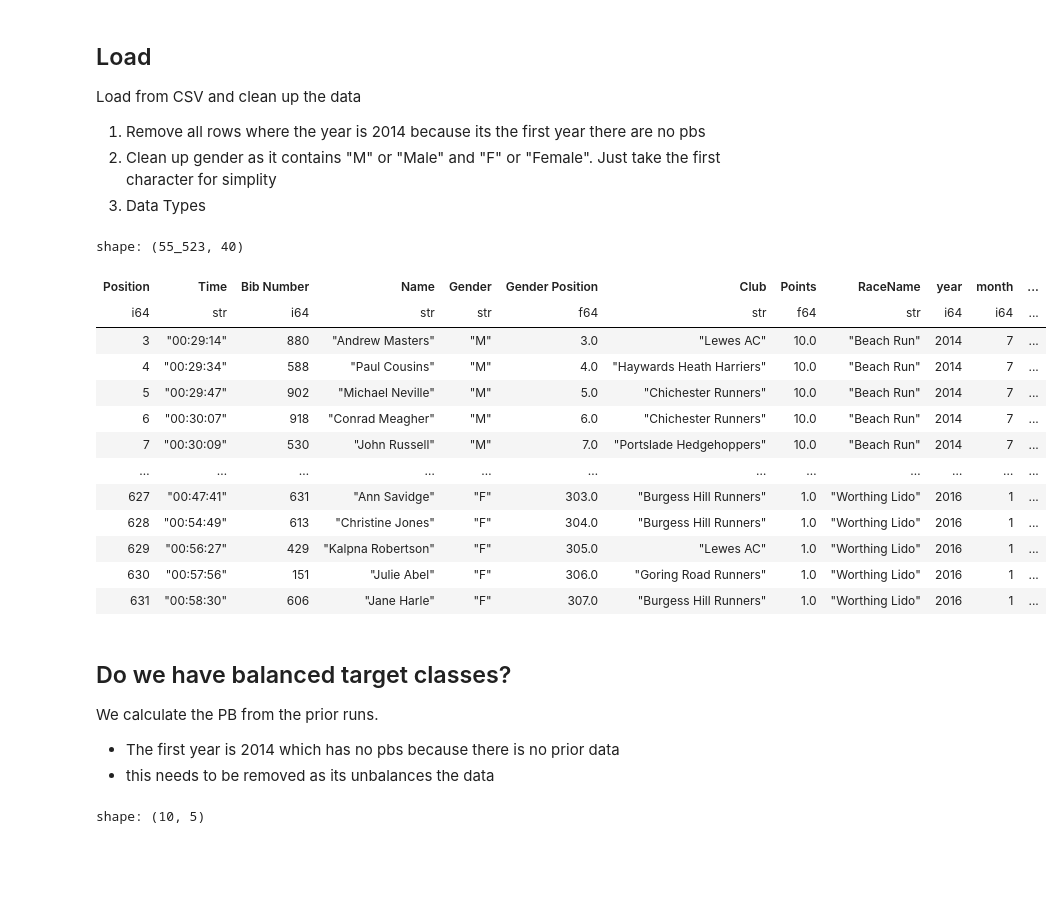
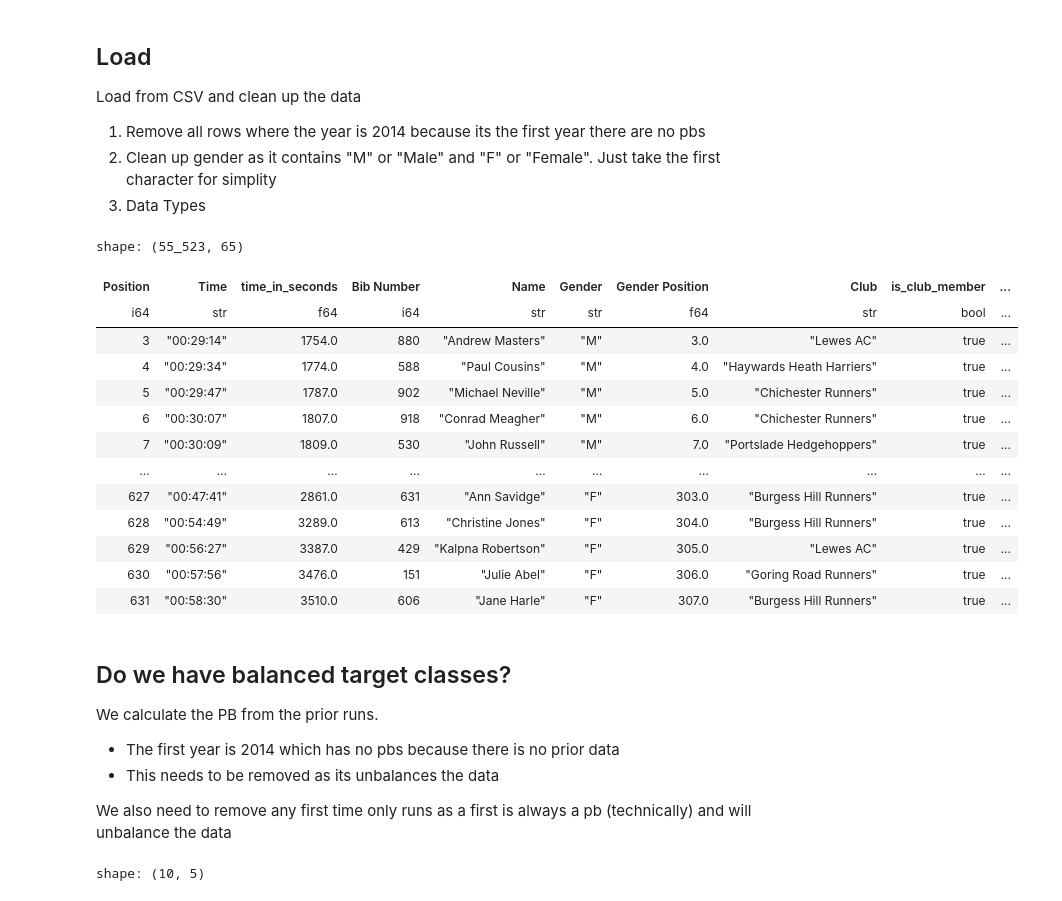
Before and after one commit to CoderGregH/wsfrl, a Jupyter notebook: WhatDrivesPb.ipynb, the cells around one changed output. Saved outputs shown, nothing was run; the diff lists cells and outputs as text; code cells hidden in the pictures; blank space fills up the shorter version.

```diff
--- a/WhatDrivesPb.ipynb
+++ b/WhatDrivesPb.ipynb
@@ -12,43 +12,45 @@ Load from CSV and clean up the data
 2. Clean up gender as it contains "M" or "Male" and "F" or "Female". Just take the first character for simplity
 3. Data Types
 # %%
-results_with_pb_df = pl.read_csv("data/withpb-all-results.csv")
+results_with_pb_df = pl.read_csv("data/withpb_and_age-all-results.csv")
 
 
 results_with_pb_df = results_with_pb_df.drop("XC_Count_of_event", "XC_Position_Min", "XC_Position_Max", "XC_Min_Age", "XC_Max_Age","exists", "from_file")
 
 # Gender Clean up
 results_with_pb_df = results_with_pb_df.with_columns(
     pl.col("Gender").str.slice(0, 1).alias("Gender")
 )
 
 results_with_pb_df = results_with_pb_df.with_columns(
     pl.col("is_pb").cast(pl.Boolean),
     pl.col("first_time_run").cast(pl.Boolean)
 )
 
 display(results_with_pb_df)
 # %% [output]
-shape: (55_523, 40)
+shape: (55_523, 65)
-| Position | Time | Bib Number | Name | Gender | Gender Position | Club | Points | RaceName | year | month | ... |
-| i64 | str | i64 | str | str | f64 | str | f64 | str | i64 | i64 | ... |
-| 3 | "00:29:14" | 880 | "Andrew Masters" | "M" | 3.0 | "Lewes AC" | 10.0 | "Beach Run" | 2014 | 7 | ... |
-| 4 | "00:29:34" | 588 | "Paul Cousins" | "M" | 4.0 | "Haywards Heath Harriers" | 10.0 | "Beach Run" | 2014 | 7 | ... |
-| 5 | "00:29:47" | 902 | "Michael Neville" | "M" | 5.0 | "Chichester Runners" | 10.0 | "Beach Run" | 2014 | 7 | ... |
-| 6 | "00:30:07" | 918 | "Conrad Meagher" | "M" | 6.0 | "Chichester Runners" | 10.0 | "Beach Run" | 2014 | 7 | ... |
-| 7 | "00:30:09" | 530 | "John Russell" | "M" | 7.0 | "Portslade Hedgehoppers" | 10.0 | "Beach Run" | 2014 | 7 | ... |
-| … | … | … | … | … | … | … | … | … | … | … | ... |
-| 627 | "00:47:41" | 631 | "Ann Savidge" | "F" | 303.0 | "Burgess Hill Runners" | 1.0 | "Worthing Lido" | 2016 | 1 | ... |
-| 628 | "00:54:49" | 613 | "Christine Jones" | "F" | 304.0 | "Burgess Hill Runners" | 1.0 | "Worthing Lido" | 2016 | 1 | ... |
-| 629 | "00:56:27" | 429 | "Kalpna Robertson" | "F" | 305.0 | "Lewes AC" | 1.0 | "Worthing Lido" | 2016 | 1 | ... |
-| 630 | "00:57:56" | 151 | "Julie Abel" | "F" | 306.0 | "Goring Road Runners" | 1.0 | "Worthing Lido" | 2016 | 1 | ... |
-| 631 | "00:58:30" | 606 | "Jane Harle" | "F" | 307.0 | "Burgess Hill Runners" | 1.0 | "Worthing Lido" | 2016 | 1 | ... |
+| Position | Time | time_in_seconds | Bib Number | Name | Gender | Gender Position | Club | is_club_member | ... |
+| i64 | str | f64 | i64 | str | str | f64 | str | bool | ... |
+| 3 | "00:29:14" | 1754.0 | 880 | "Andrew Masters" | "M" | 3.0 | "Lewes AC" | true | ... |
+| 4 | "00:29:34" | 1774.0 | 588 | "Paul Cousins" | "M" | 4.0 | "Haywards Heath Harriers" | true | ... |
+| 5 | "00:29:47" | 1787.0 | 902 | "Michael Neville" | "M" | 5.0 | "Chichester Runners" | true | ... |
+| 6 | "00:30:07" | 1807.0 | 918 | "Conrad Meagher" | "M" | 6.0 | "Chichester Runners" | true | ... |
+| 7 | "00:30:09" | 1809.0 | 530 | "John Russell" | "M" | 7.0 | "Portslade Hedgehoppers" | true | ... |
+| … | … | … | … | … | … | … | … | … | ... |
+| 627 | "00:47:41" | 2861.0 | 631 | "Ann Savidge" | "F" | 303.0 | "Burgess Hill Runners" | true | ... |
+| 628 | "00:54:49" | 3289.0 | 613 | "Christine Jones" | "F" | 304.0 | "Burgess Hill Runners" | true | ... |
+| 629 | "00:56:27" | 3387.0 | 429 | "Kalpna Robertson" | "F" | 305.0 | "Lewes AC" | true | ... |
+| 630 | "00:57:56" | 3476.0 | 151 | "Julie Abel" | "F" | 306.0 | "Goring Road Runners" | true | ... |
+| 631 | "00:58:30" | 3510.0 | 606 | "Jane Harle" | "F" | 307.0 | "Burgess Hill Runners" | true | ... |
 # %% [markdown]
 ## Do we have balanced target classes?
 
 We calculate the PB from the prior runs.
 - The first year is 2014 which has no pbs because there is no prior data
-- this needs to be removed as its unbalances the data
+- This needs to be removed as its unbalances the data
+
+We also need to remove any first time only runs as a first is always a pb (technically) and will unbalance the data
 # %%
 results_with_pb_df_all = results_with_pb_df
 
```
Also changed, not shown: parts of 11 cells of this notebook.
